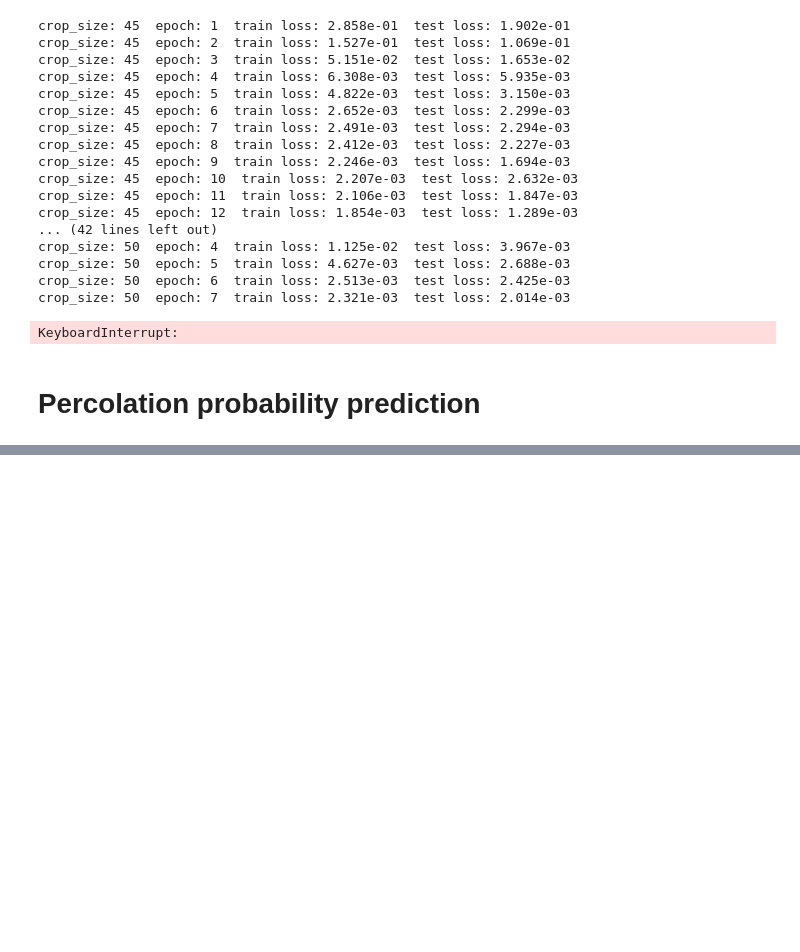
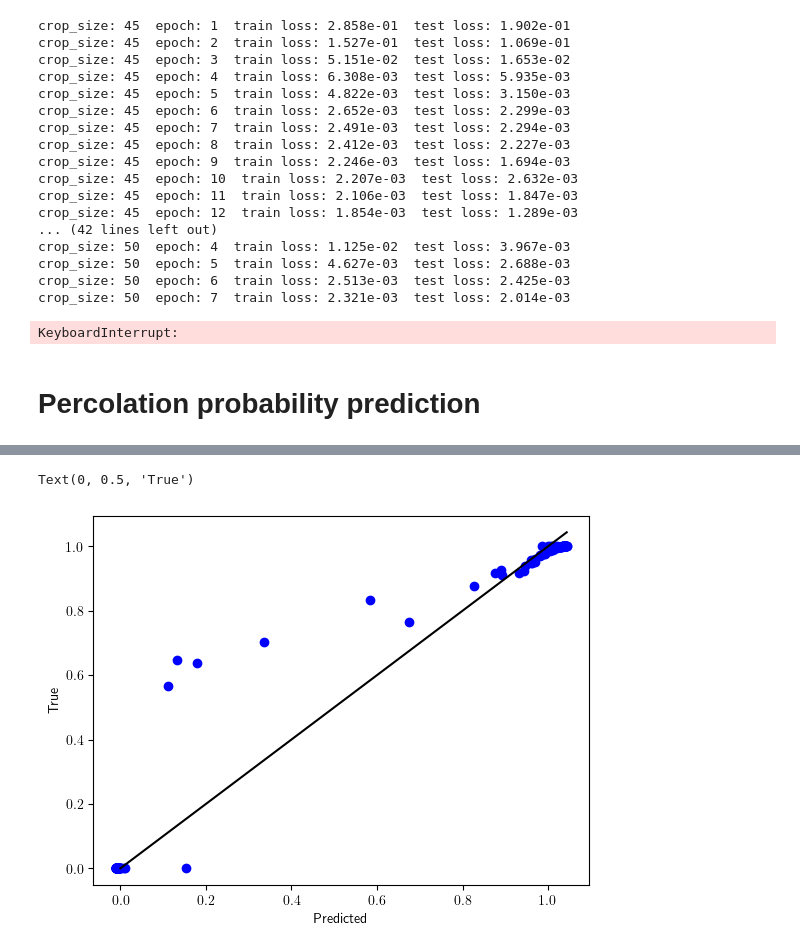
Before and after one commit to III-Derek/AMATH-495---Percolation, a Jupyter notebook: src/ml.ipynb, the cells around one changed output, grey strips where cells are left out. Saved outputs shown, nothing was run; the diff lists cells and outputs as text; code cells hidden in the pictures; blank space fills up the shorter version.

```diff
--- a/src/ml.ipynb
+++ b/src/ml.ipynb
@@ -341,10 +359,11 @@ sizes = [20,25,30,35,40,45,50,55,60,70,80,90,100,110,120,130]
 train_loss3 = np.zeros(epochs)
 test_loss3 = np.zeros( epochs)
 
+# loss_function = torch.nn.NLLLoss()
 loss_function = torch.nn.MSELoss()
 
-cnn = create_cnn(250, kernel_size=[6,5,4],channel_count=[1,8,16,32])
-optimizer = torch.optim.Adam(cnn.parameters(), lr=4e-4)
+# cnn = create_cnn(250, kernel_size=[6,5,4,4,4],channel_count=[1,8,16,32,32,32], classification=False)
+optimizer = torch.optim.Adam(cnn.parameters(), lr=1e-4)
 transforms = v2.Compose([
     # v2.RandomCrop(crop_size),
     v2.RandomHorizontalFlip(p=0.5),
@@ -352,7 +371,7 @@ transforms = v2.Compose([
     v2.ToDtype(torch.float32, scale=True),
 ])
 dataset = ImageDataset(r"C:\Users\jonat\OneDrive\Documents\programming\AnacondaProjects\PHYS495\final\data\perco_prob",
-                    transform=transforms, output='N')
+                    transform=transforms, output='N', )
 
 train_dataset, test_dataset = torch.utils.data.random_split(dataset, [0.8, 0.2])
 train_dataloader = DataLoader(train_dataset, batch_size=64, shuffle=True)
@@ -362,7 +381,6 @@ for epoch in range(epochs):  # loop over the dataset multiple times
     epoch_loss = 0
     for i, data in enumerate(train_dataloader):
         imgs, labels = data[0].to(device), data[1].to(device)
-        print(labels)
         optimizer.zero_grad()
 
         outputs = cnn(imgs)
@@ -370,7 +388,7 @@ for epoch in range(epochs):  # loop over the dataset multiple times
         loss.backward()
         optimizer.step()
         epoch_loss += loss.item()
-        print(loss.item())
+
     # print(f'epoch: {epoch+1} loss: {epoch_loss / len(train_dataloader):.3e}')
     train_loss3[epoch] = epoch_loss/len(train_dataloader)
 
@@ -383,7 +401,7 @@ for epoch in range(epochs):  # loop over the dataset multiple times
             loss = loss_function(outputs, labels)
             epoch_loss += loss.item()
     test_loss3[epoch] = epoch_loss/len(test_dataloader)
-    print(f'epoch: {epoch+1}  train loss: {train_loss2[k, epoch]:.3e}  test loss: {test_loss2[k, epoch]:.3e}')
+    print(f'epoch: {epoch+1}  train loss: {train_loss3[epoch]:.3e}  test loss: {test_loss3[epoch]:.3e}')
 
 print('Finished Training')
 # %% [output]
@@ -407 +425,24 @@ tensor([[0.],
 KeyboardInterrupt:
+# %%
+
+y_pred = []
+y_true = []
+cnn.eval()
+epoch_loss = 0
+with torch.no_grad():
+    for i, data in enumerate(test_dataloader):
+        imgs, labels = data[0].to(device), data[1].to(device)
+        outputs = cnn(imgs)
+        y_true.extend(list(labels.detach().cpu().numpy().flatten()))
+        y_pred.extend(list(cnn(imgs).detach().cpu().numpy().flatten()))
+        # print(y_true)
+
+plt.scatter(y_pred,y_true, c='b')
+plt.plot([0,max(y_pred)],[0,max(y_pred)],c='k')
+plt.xlabel("Predicted")
+plt.ylabel("True")
+# plt.yscale('log')
+# plt.xscale('log')
+# %% [output]
+Text(0, 0.5, 'True')
+[figure, added]
```
Also changed, not shown: parts of 3 cells of this notebook.
